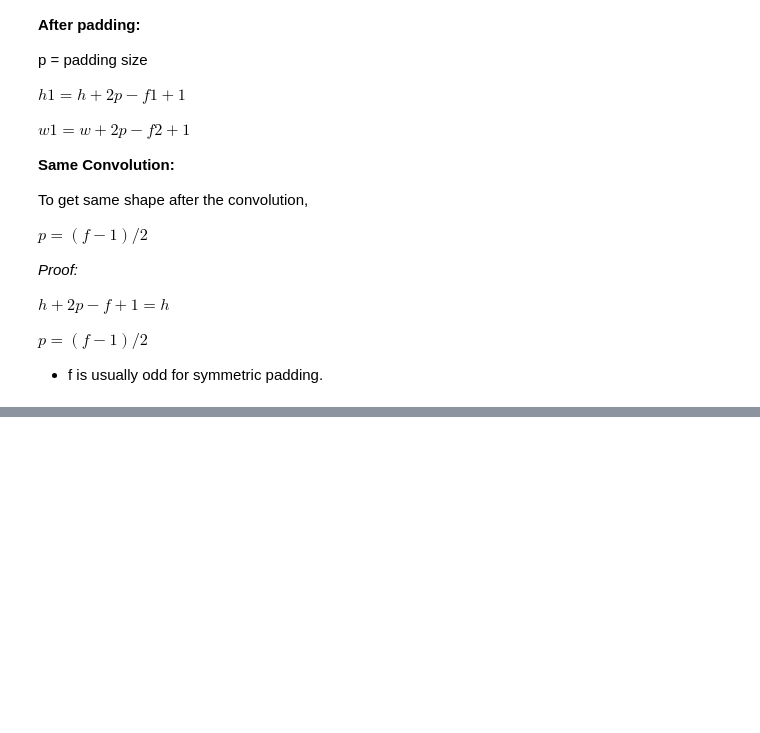
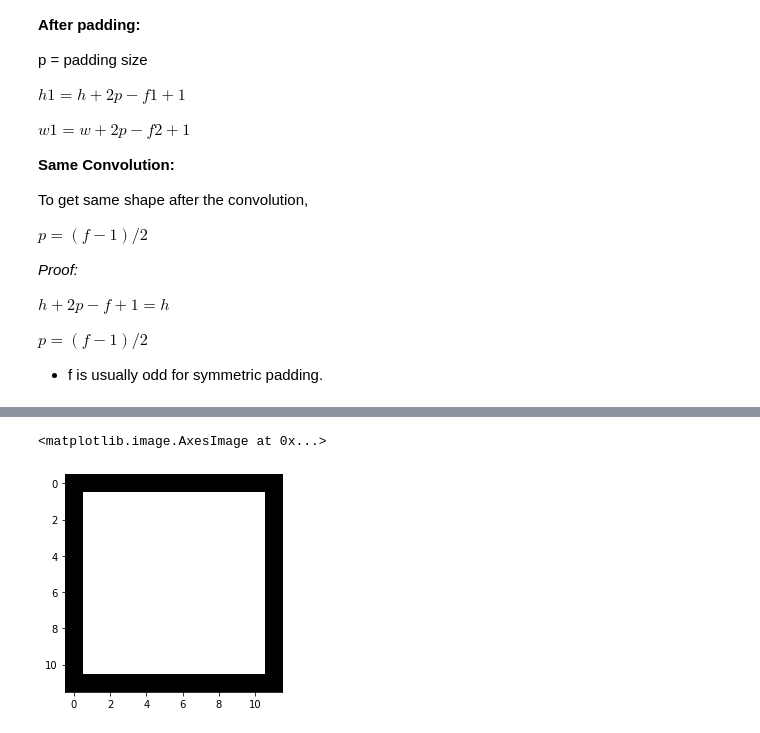
Before and after one commit to sriram7797/Computer-Vision, a Jupyter notebook: CNN Basics.ipynb, the cells around one changed output, grey strips where cells are left out. Cells and saved outputs as stored; diff of their text form; code cells hidden in the pictures; blank space fills up the shorter version.

```diff
--- a/CNN Basics.ipynb
+++ b/CNN Basics.ipynb
@@ -345,0 +366,3 @@ $p = (f-1)/2$
+# %%
+padded_img = np.zeros((12,12),dtype=int)
+padded_img[1:-1,1:-1]=img
@@ -345,0 +384,5 @@ $p = (f-1)/2$
+# %%
+plt.imshow(padded_img,cmap=plt.cm.gray)
+# %% [output]
+<matplotlib.image.AxesImage at 0x...>
+[figure, added]
```
Also changed, not shown: parts of 12 cells of this notebook.
